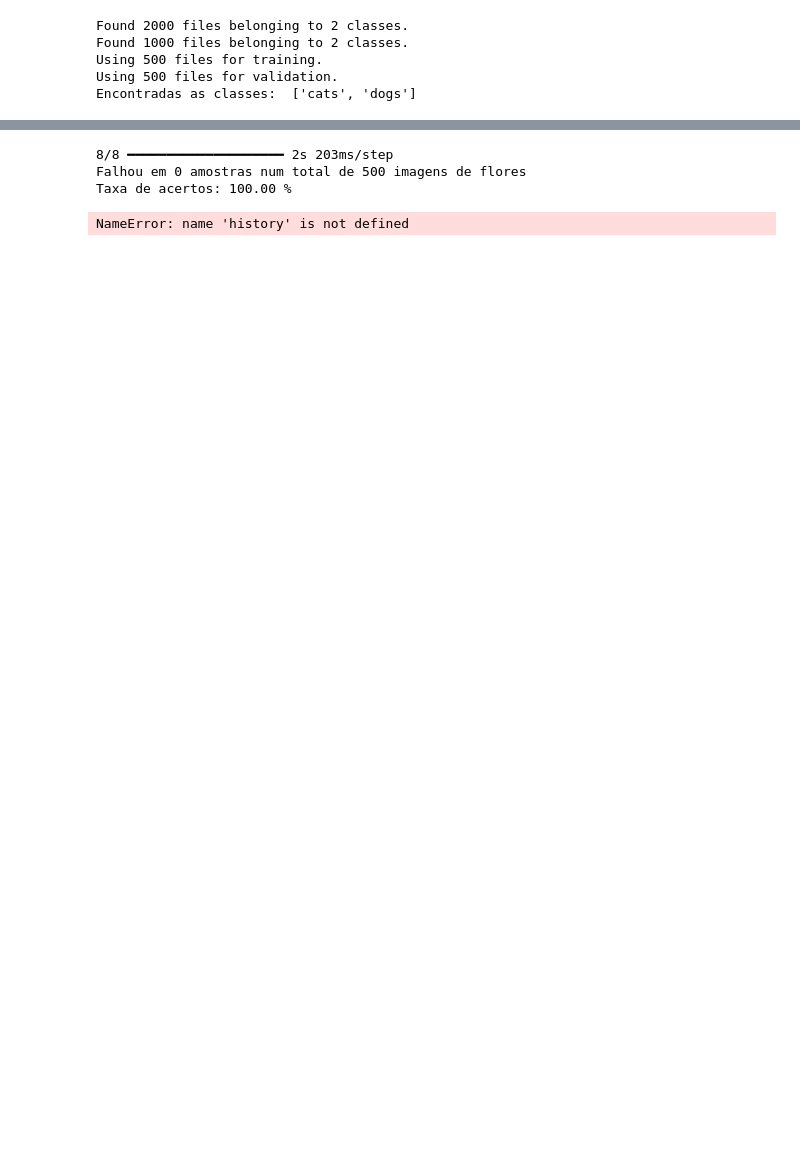
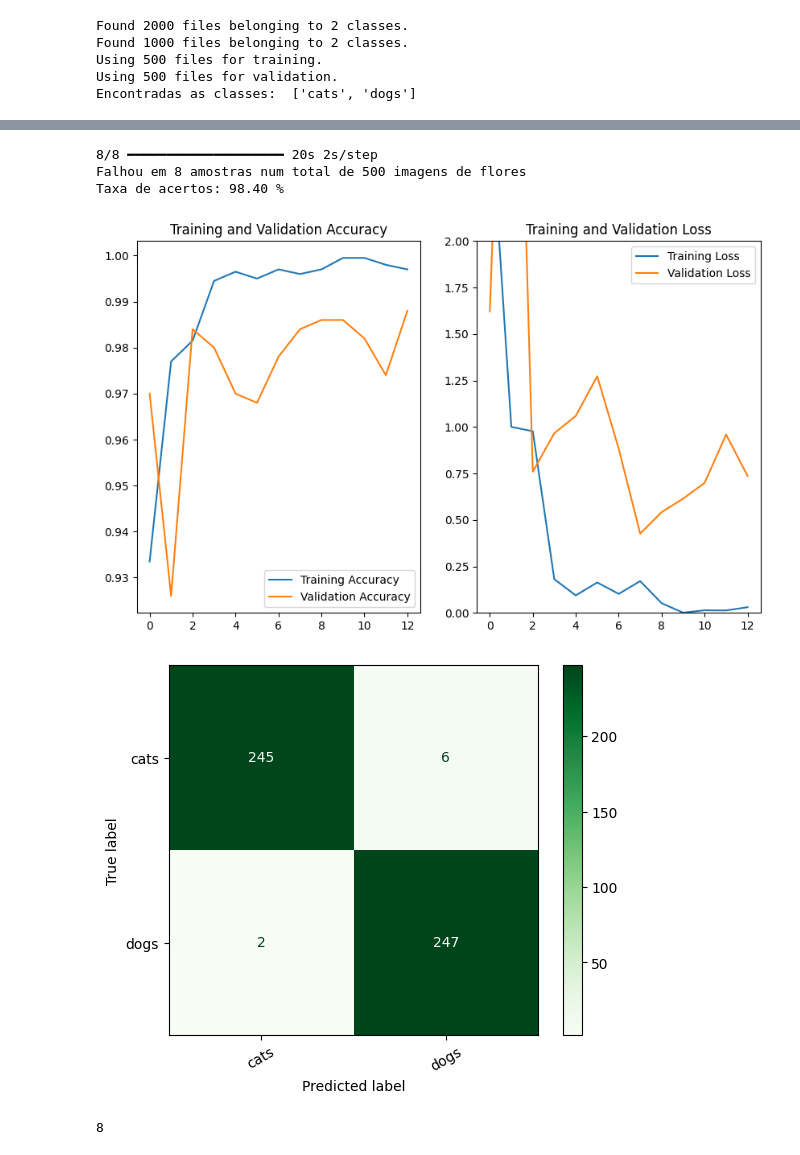
Before and after one commit to Groze2001/MCD, a Jupyter notebook: 2semestre/APVC/Desafio2/part3.ipynb, the cells around one changed output, grey strips where cells are left out. Drawn from its saved outputs; the diff is of its cells as text; code cells hidden in the pictures; blank space fills up the shorter version.

```diff
--- a/2semestre/APVC/Desafio2/part3.ipynb
+++ b/2semestre/APVC/Desafio2/part3.ipynb
@@ -21,8 +21,8 @@ IS_TO_FIND_BEST_HYPERPARAMS = True
 IS_TO_TRAIN = True
 IS_TO_REPLICATE = True
 BATCH_SIZE = 64
-IMG_HEIGHT = 160
-IMG_WIDTH = 160
+IMG_HEIGHT = 256
+IMG_WIDTH = 256
 
 NUM_CLASSES= 1
 SEED = None if IS_TO_TRAIN else 12345
@@ -148,16 +140,17 @@ catOrDog_model.load_weights(BEST_MODEL_PATH)
 # obter as predições e ground thruth num formato mais fácil de tratar
 # (vetores com os ids das classes)
 
-# realizar as predições
-y_pred = catOrDog_model.predict(val_ds)
-pred_ids = np.argmax(y_pred, axis=1)
+y_true = np.concatenate([y.numpy() for x, y in val_ds], axis=0)
 
-# concatena os "targets" do conjunto de validação (pois estavam organizados em batches)
-y_true = np.concat([y for x, y in val_ds], axis=0)
-true_ids = np.argmax(y_true, axis=1)
+# Make predictions
+output_pred = catOrDog_model.predict(val_ds)
+y_pred = (output_pred > 0.5).astype(int).flatten()  # Convert sigmoid output to 0 or 1
 
-n_misses = np.count_nonzero(pred_ids != true_ids)
-n_preds = pred_ids.shape[0]
+# Generate Confusion Matrix
+cm = confusion_matrix(y_true, y_pred)
+
+n_misses = np.count_nonzero(y_pred != y_true.flatten())
+n_preds = y_pred.shape[0]
 accuracy = (n_preds - n_misses) / n_preds
 
 print("Falhou em {:d} amostras num total de {:d} imagens de flores".format(n_misses, n_preds))
@@ -165,36 +158,44 @@ print("Taxa de acertos: {:.2f} %".format(accuracy * 100))
 
 
 # gerar gráficos e matriz de confusão
-cm = confusion_matrix(true_ids, pred_ids)
+cm = confusion_matrix(y_true, y_pred)
 
 acc = history.history['accuracy']
 val_acc = history.history['val_accuracy']
 loss = history.history['loss']
 val_loss = history.history['val_loss']
 epochs_range = range(len(acc))
 
 # evolucao da loss e acertos
 plt.figure(2, figsize=(10, 6))
 
 plt.subplot(1, 2, 1)
 plt.plot(epochs_range, acc, label='Training Accuracy')
 plt.plot(epochs_range, val_acc, label='Validation Accuracy')
 plt.legend(loc='lower right')
 plt.title('Training and Validation Accuracy')
 
 plt.subplot(1, 2, 2)
 plt.plot(epochs_range, loss, label='Training Loss')
 plt.plot(epochs_range, val_loss, label='Validation Loss')
 plt.legend(loc='upper right')
 plt.ylim(0, 2)
 plt.title('Training and Validation Loss')
 
 # matriz de confusao
 disp = ConfusionMatrixDisplay(confusion_matrix=cm, display_labels=labels)
 disp.plot(cmap='Greens', xticks_rotation=30)
 plt.show()
 # %% [output]
-8/8 ━━━━━━━━━━━━━━━━━━━━ 2s 203ms/step
-Falhou em 0 amostras num total de 500 imagens de flores
-Taxa de acertos: 100.00 %
+8/8 ━━━━━━━━━━━━━━━━━━━━ 20s 2s/step
+Falhou em 8 amostras num total de 500 imagens de flores
+Taxa de acertos: 98.40 %
-NameError: name 'history' is not defined
+[figure, added]
+[figure, added]
+# %%
+
+n_misses = np.count_nonzero(y_pred != y_true.flatten())
+y_true_array = y_true.flatten()
+print(n_misses)
+# %% [output]
+8
```
Also changed, not shown: parts of 2 cells of this notebook, 3 other files.
